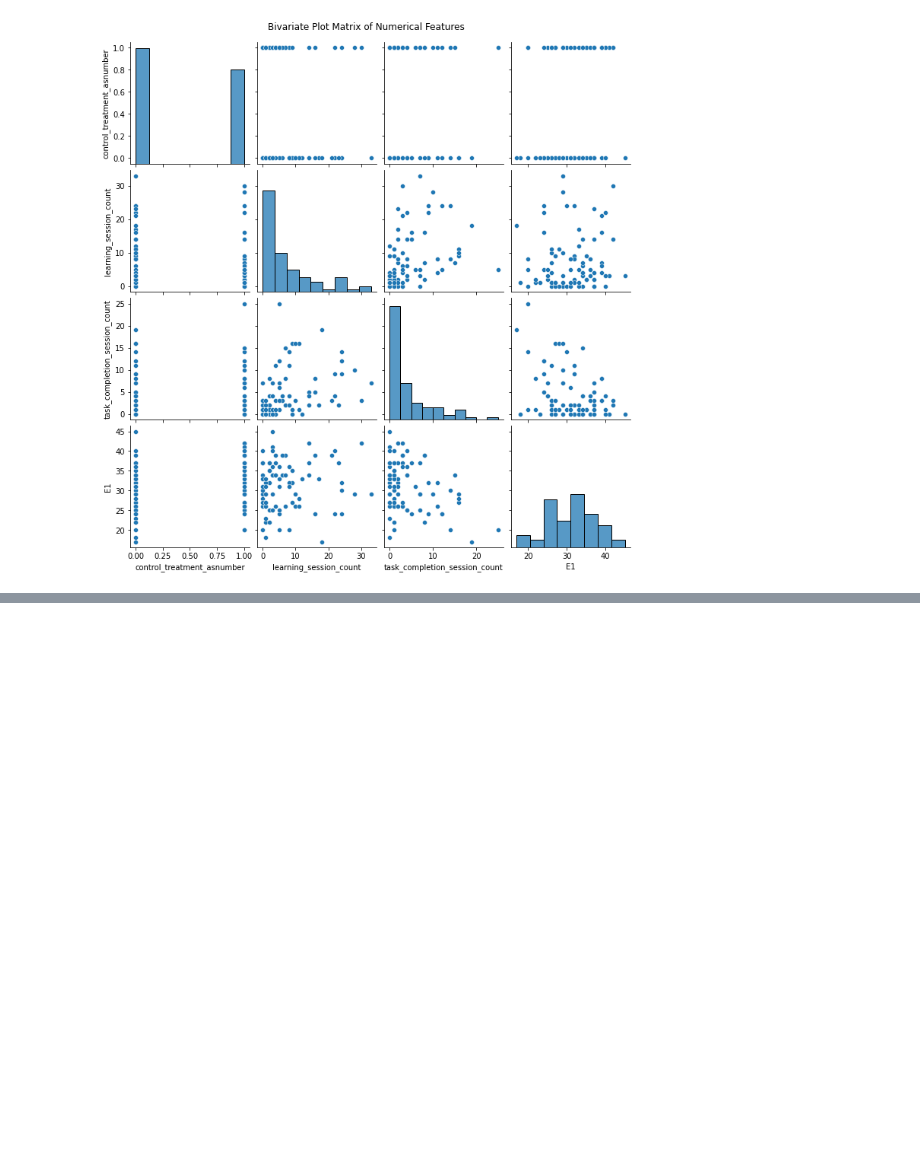
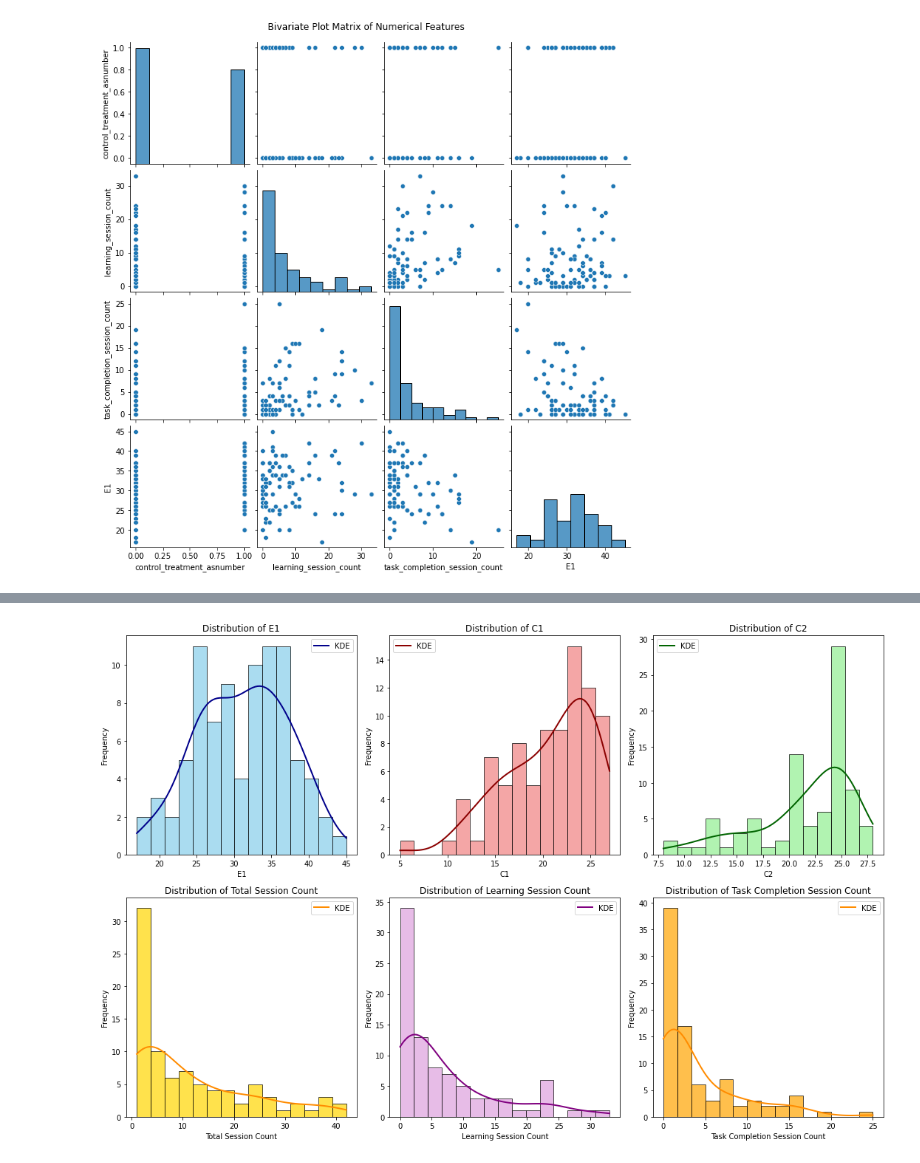
Before and after one commit to mafudge/dps-thesis, a Jupyter notebook: code/0.2-descriptive_statistics.ipynb, the cells around one changed output, grey strips where cells are left out. Saved outputs shown, nothing was run; the diff lists cells and outputs as text; code cells hidden in the pictures; blank space fills up the shorter version.

```diff
--- a/code/0.2-descriptive_statistics.ipynb
+++ b/code/0.2-descriptive_statistics.ipynb
@@ -114,0 +152,49 @@ plt.show()
+# %%
+# Create histograms for the specified columns
+fig, axes = plt.subplots(2, 3, figsize=(15, 10))
+
+# Define columns and their properties
+columns = [
+    ('E1', 'skyblue', 'darkblue'),
+    ('C1', 'lightcoral', 'darkred'),
+    ('C2', 'lightgreen', 'darkgreen'),
+    ('total_session_count', 'gold', 'darkorange'),
+    ('learning_session_count', 'plum', 'purple'),
+    ('task_completion_session_count', 'orange', 'darkorange')
+]
+
+# Create titles
+titles = [
+    'Distribution of E1',
+    'Distribution of C1',
+    'Distribution of C2',
+    'Distribution of Total Session Count',
+    'Distribution of Learning Session Count',
+    'Distribution of Task Completion Session Count'
+]
+
+# Loop through each subplot
+for idx, (col, hist_color, kde_color) in enumerate(columns):
+    row = idx // 3
+    col_idx = idx % 3
+    ax = axes[row, col_idx]
+
+    # Create histogram
+    n, bins, patches = ax.hist(df[col], bins=15, alpha=0.7, color=hist_color, edgecolor='black')
+
+    # Create and scale KDE
+    kde = stats.gaussian_kde(df[col].dropna())
+    x_range = np.linspace(df[col].min(), df[col].max(), 100)
+    kde_scaled = kde(x_range) * len(df[col]) * (bins[1] - bins[0])
+    ax.plot(x_range, kde_scaled, color=kde_color, linewidth=2, label='KDE')
+
+    # Set labels and title
+    ax.set_title(titles[idx])
+    ax.set_xlabel(col.replace('_', ' ').title())
+    ax.set_ylabel('Frequency')
+    ax.legend()
+
+plt.tight_layout()
+plt.show()
+# %% [output]
+[figure, added]
```
Also changed, not shown: parts of 11 cells of this notebook, 57 other files.
